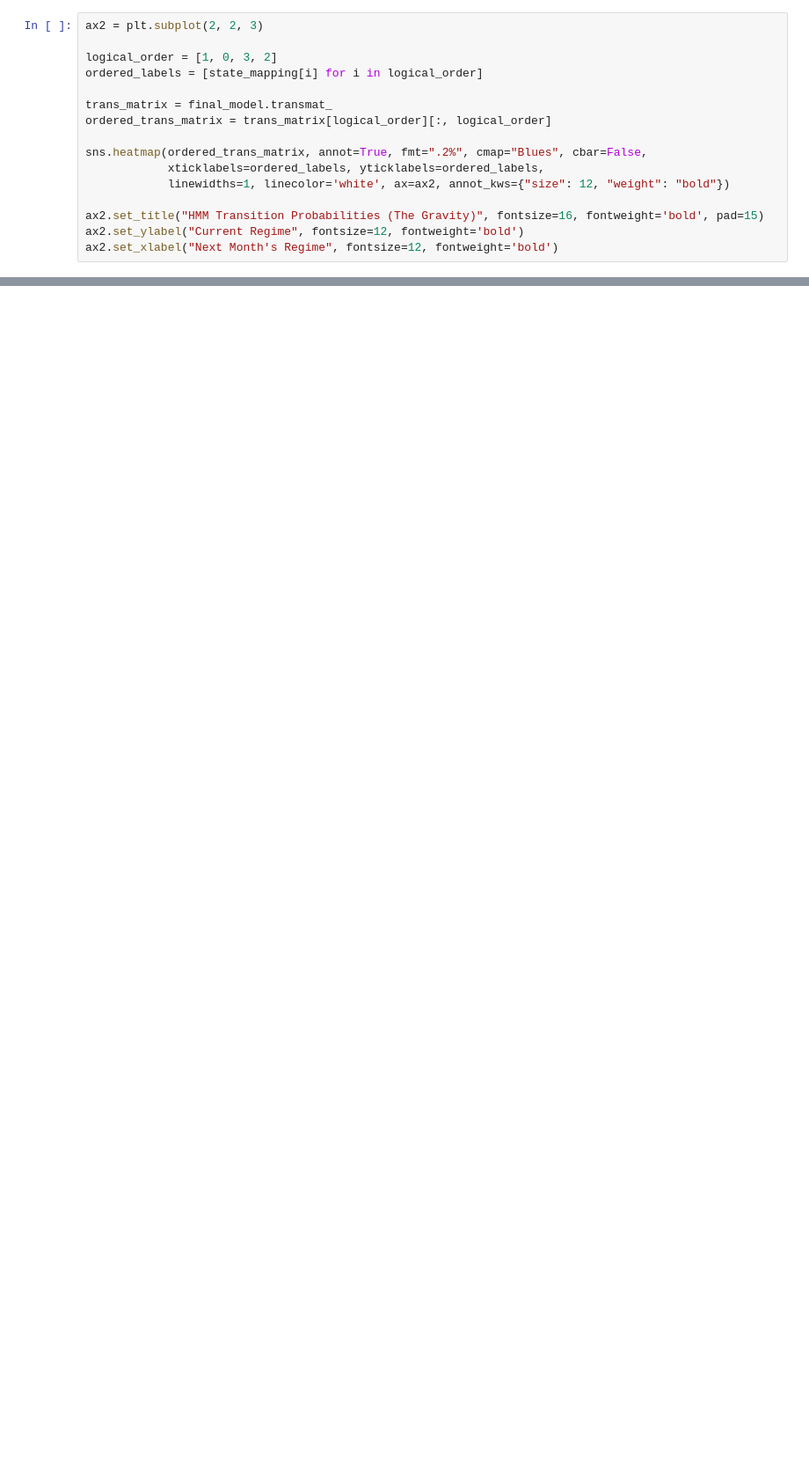
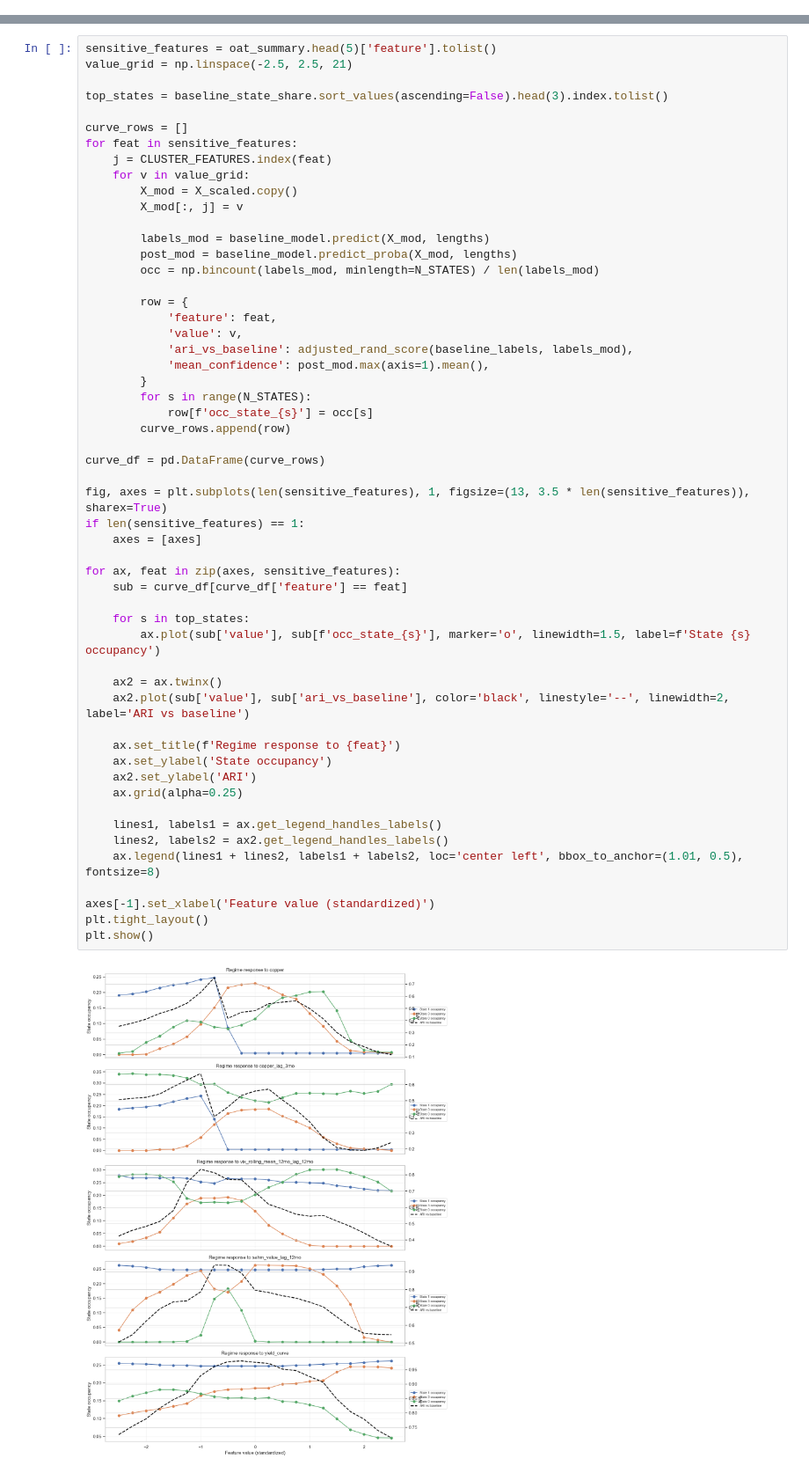
Before and after one commit to tn-shi/MADS-Milestone-II, a Jupyter notebook: unsupervised/sensitivity_analysis_hmm.ipynb, the cells around one changed output, grey strips where cells are left out. Shown at 88% size. Cells and saved outputs as stored; diff of their text form; blank space fills up the shorter version.

```diff
--- a/unsupervised/sensitivity_analysis_hmm.ipynb
+++ b/unsupervised/sensitivity_analysis_hmm.ipynb
@@ -296,16 +0,0 @@ except Exception as e:
-# %%
-ax2 = plt.subplot(2, 2, 3)
-
-logical_order = [1, 0, 3, 2]
-ordered_labels = [state_mapping[i] for i in logical_order]
-
-trans_matrix = final_model.transmat_
-ordered_trans_matrix = trans_matrix[logical_order][:, logical_order]
-
-sns.heatmap(ordered_trans_matrix, annot=True, fmt=".2%", cmap="Blues", cbar=False,
-            xticklabels=ordered_labels, yticklabels=ordered_labels,
-            linewidths=1, linecolor='white', ax=ax2, annot_kws={"size": 12, "weight": "bold"})
-
-ax2.set_title("HMM Transition Probabilities (The Gravity)", fontsize=16, fontweight='bold', pad=15)
-ax2.set_ylabel("Current Regime", fontsize=12, fontweight='bold')
-ax2.set_xlabel("Next Month's Regime", fontsize=12, fontweight='bold')
@@ -356,0 +405,56 @@ The Result: An elite 0.72 Out-of-Sample ARI. It accurately classified the post-2
+# %%
+sensitive_features = oat_summary.head(5)['feature'].tolist()
+value_grid = np.linspace(-2.5, 2.5, 21)
+
+top_states = baseline_state_share.sort_values(ascending=False).head(3).index.tolist()
+
+curve_rows = []
+for feat in sensitive_features:
+    j = CLUSTER_FEATURES.index(feat)
+    for v in value_grid:
+        X_mod = X_scaled.copy()
+        X_mod[:, j] = v
+
+        labels_mod = baseline_model.predict(X_mod, lengths)
+        post_mod = baseline_model.predict_proba(X_mod, lengths)
+        occ = np.bincount(labels_mod, minlength=N_STATES) / len(labels_mod)
+
+        row = {
+            'feature': feat,
+            'value': v,
+            'ari_vs_baseline': adjusted_rand_score(baseline_labels, labels_mod),
+            'mean_confidence': post_mod.max(axis=1).mean(),
+        }
+        for s in range(N_STATES):
+            row[f'occ_state_{s}'] = occ[s]
+        curve_rows.append(row)
+
+curve_df = pd.DataFrame(curve_rows)
+
+fig, axes = plt.subplots(len(sensitive_features), 1, figsize=(13, 3.5 * len(sensitive_features)), sharex=True)
+if len(sensitive_features) == 1:
+    axes = [axes]
+
+for ax, feat in zip(axes, sensitive_features):
+    sub = curve_df[curve_df['feature'] == feat]
+
+    for s in top_states:
+        ax.plot(sub['value'], sub[f'occ_state_{s}'], marker='o', linewidth=1.5, label=f'State {s} occupancy')
+
+    ax2 = ax.twinx()
+    ax2.plot(sub['value'], sub['ari_vs_baseline'], color='black', linestyle='--', linewidth=2, label='ARI vs baseline')
+
+    ax.set_title(f'Regime response to {feat}')
+    ax.set_ylabel('State occupancy')
+    ax2.set_ylabel('ARI')
+    ax.grid(alpha=0.25)
+
+    lines1, labels1 = ax.get_legend_handles_labels()
+    lines2, labels2 = ax2.get_legend_handles_labels()
+    ax.legend(lines1 + lines2, labels1 + labels2, loc='center left', bbox_to_anchor=(1.01, 0.5), fontsize=8)
+
+axes[-1].set_xlabel('Feature value (standardized)')
+plt.tight_layout()
+plt.show()
+# %% [output]
+[figure, added]
```
Also changed, not shown: parts of 54 cells of this notebook.
